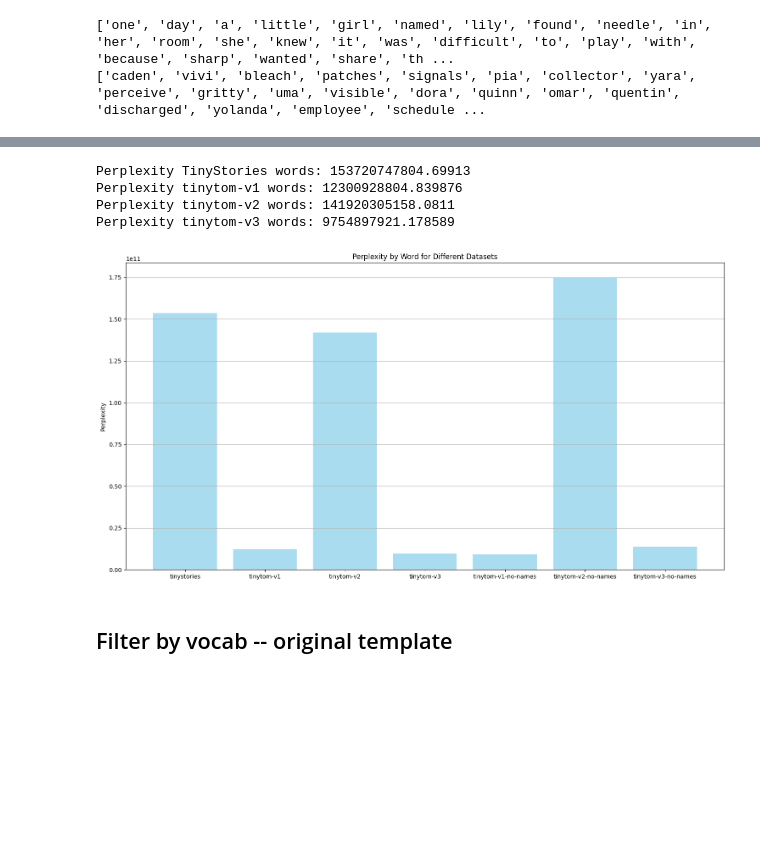
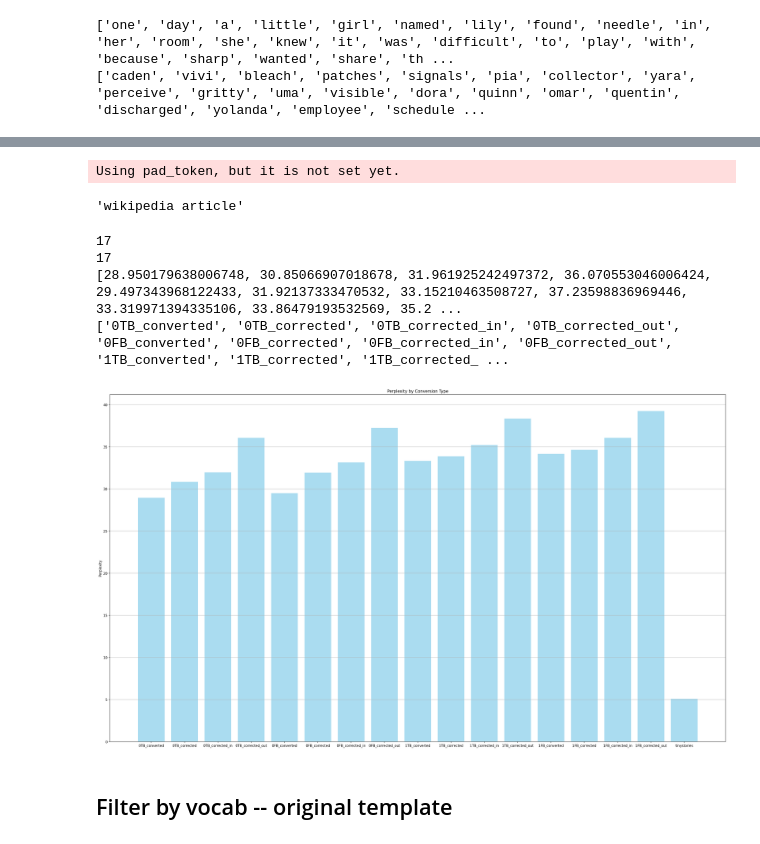
Before and after one commit to snbloom/procedural-evals-tom, a Jupyter notebook: code/analysis/vocab_and perplexity.ipynb, the cells around one changed output, grey strips where cells are left out. Drawn from its saved outputs; the diff is of its cells as text; code cells hidden in the pictures; blank space fills up the shorter version.

```diff
--- a/code/analysis/vocab_and perplexity.ipynb
+++ b/code/analysis/vocab_and perplexity.ipynb
@@ -18,14 +18,14 @@ def remove_punctuation(s):
 
 tinystories_dataset_url = "https://datasets-server.huggingface.co/rows?dataset=roneneldan%2FTinyStories&config=default&split=train&"
 word_counts = {}
-stories = []
+tinystories_test_stories = []
 
 with open(OUTPUT_TINYSTORIES, "r") as f:
     for story in list(f.readlines()):
-        stories.append(story)
+        tinystories_test_stories.append(story)
 
-if stories != []:
-    for story in stories:
+if tinystories_test_stories != []:
+    for story in tinystories_test_stories:
             for word in story.split():
                 word = remove_punctuation(word.strip())
                 if word in word_counts.keys(): word_counts[word] += 1
@@ -44,7 +44,7 @@ else:
         rows = tinystories["rows"]
         for row in tqdm(rows):
             story = row["row"]["text"].replace('\n', " ").replace("  ", " ")
-            stories.append(story)
+            tinystories_test_stories.append(story)
             for word in story.split():
                 word = remove_punctuation(word.strip())
                 if word in word_counts.keys(): word_counts[word] += 1
@@ -53,7 +53,7 @@ else:
                     word_counts[word] = 1
 
     with open(OUTPUT_TINYSTORIES, "w") as f:
-        for story in stories:
+        for story in tinystories_test_stories:
             f.write(story+'\n')
 
 with open(OUTPUT_COUNTS, "w") as f:
@@ -147,6 +147,9 @@ with open('vocab_analysis/names.txt', "w") as f:
     for name in names:
         f.write(name)
         f.write('\n')
+# %%
+FOLDER_NAMES = ["0_forward_belief_false_belief", "0_forward_belief_true_belief",
+                "1_forward_belief_false_belief", "1_forward_belief_true_belief"]
 # %% [markdown]
 ## Parse words that are in tinytom but not in tinystories
 # %%
@@ -367,0 +412,4 @@ AssertionError: When add_start_token=False, each input text must be at least two
+# %%
+labels = []
+for v in ["0TB", "0FB", "1TB", "1FB"]:
+    labels.extend([f"{v}_converted", f"{v}_corrected", f"{v}_corrected_in", f"{v}_corrected_out"])
@@ -368,10 +461,47 @@ AssertionError: When add_start_token=False, each input text must be at least two
+# %%
+wiki_ppl = get_perplexity(article_text)
+# %% [output]
+Using pad_token, but it is not set yet.
+# %%
+means.pop()
+labels.pop()
+# %% [output]
+'wikipedia article'
+# %%
+
+print(len(means))
+print(len(labels))
+print(means)
+print(labels)
+
+
+# Create the bar plot with error bars
+fig, ax = plt.subplots(figsize=(26,15))
+ax.bar(labels, means, align='center', alpha=0.7, ecolor='black', capsize=10, color='skyblue')
+
+ax.set_ylabel('Perplexity')
+ax.set_title('Perplexity by Conversion Type')
+ax.yaxis.grid(True)
+
+# Save and show the plot
+plt.tight_layout()
+# plt.savefig('perplexity_plot.png')
+plt.show()
+# %% [output]
+17
+17
+[28.950179638006748, 30.85066907018678, 31.961925242497372, 36.070553046006424, 29.497343968122433, 31.92137333470532, 33.15210463508727, 37.23598836969446, 33.319971394335106, 33.86479193532569, 35.2 ...
+['0TB_converted', '0TB_corrected', '0TB_corrected_in', '0TB_corrected_out', '0FB_converted', '0FB_corrected', '0FB_corrected_in', '0FB_corrected_out', '1TB_converted', '1TB_corrected', '1TB_corrected_ ...
+[figure, added]
 # %%
 ppl_v1_all = get_perplexity(list(word_counts_tinytom_v1.keys()))
 # %%
-print("Perplexity TinyStories words:", ppl_tinystories[1])
-print("Perplexity tinytom-v1 words:", ppl_v1[1])
-print("Perplexity tinytom-v2 words:", ppl_v2[1])
-print("Perplexity tinytom-v3 words:", ppl_v3[1])
+names = ['tinystories', 'tinytom-v1', 'tinytom-v2', 'tinytom-v3', 'tinytom-v1-no-names', 'tinytom-v2-no-names', 'tinytom-v3-no-names']
+means = [ppl_tinystories[1], ppl_v1[1], ppl_v2[1], ppl_v3[1], ppl_v1_no_names[1], ppl_v2_no_names[1], ppl_v3_no_names[1]]
+
+
+
+################
 
 names = ['tinystories', 'tinytom-v1', 'tinytom-v2', 'tinytom-v3', 'tinytom-v1-no-names', 'tinytom-v2-no-names', 'tinytom-v3-no-names']
 means = [ppl_tinystories[1], ppl_v1[1], ppl_v2[1], ppl_v3[1], ppl_v1_no_names[1], ppl_v2_no_names[1], ppl_v3_no_names[1]]
@@ -381,19 +511,13 @@ fig, ax = plt.subplots(figsize=(15,8))
 ax.bar(names, means, align='center', alpha=0.7, ecolor='black', capsize=10, color='skyblue')
 
 ax.set_ylabel('Perplexity')
-ax.set_title('Perplexity by Word for Different Datasets')
+ax.set_title('Perplexity by Condition')
 ax.yaxis.grid(True)
 
 # Save and show the plot
 plt.tight_layout()
 # plt.savefig('perplexity_plot.png')
 plt.show()
-# %% [output]
-Perplexity TinyStories words: 153720747804.69913
-Perplexity tinytom-v1 words: 12300928804.839876
-Perplexity tinytom-v2 words: 141920305158.0811
-Perplexity tinytom-v3 words: 9754897921.178589
-[figure, removed]
 # %% [markdown]
 ## Filter by vocab -- original template
 # %%
```
Also changed, not shown: parts of 6 cells of this notebook, 4 other files.
